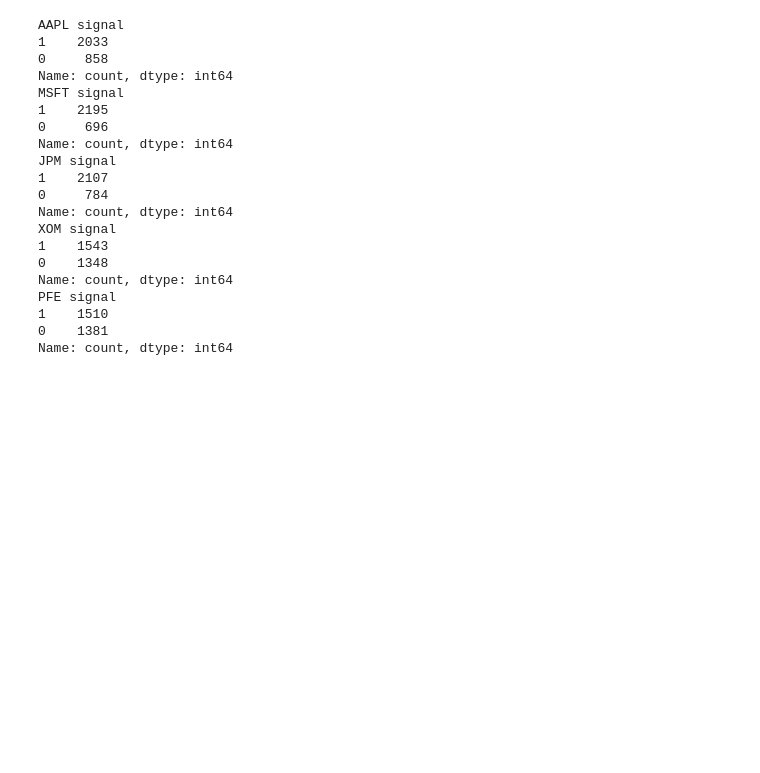
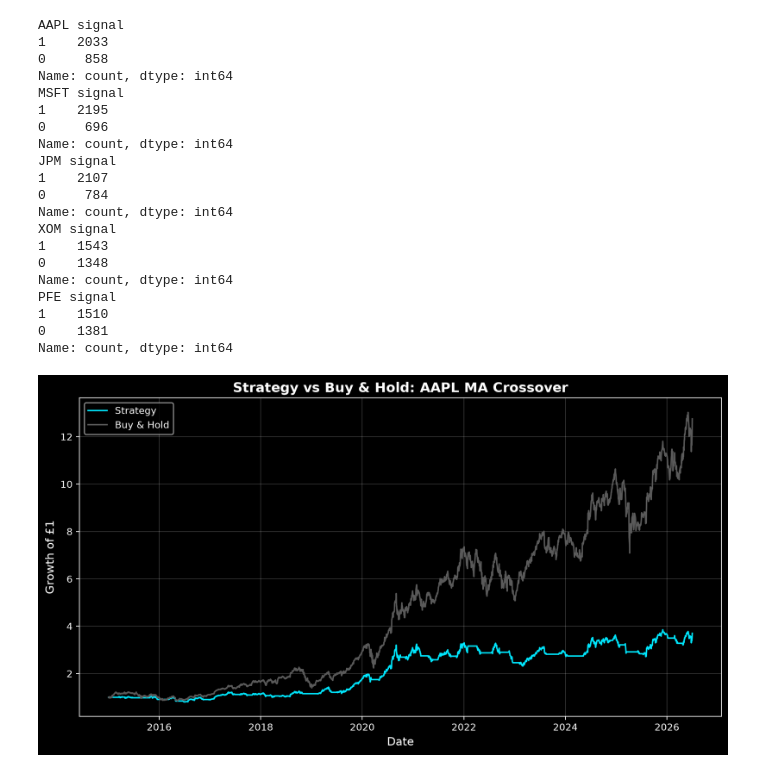
Before and after one commit to nichols-leo/quant-backtester, a Jupyter notebook: notebooks/exploration.ipynb, the cells around one changed output. Drawn from its saved outputs; the diff is of its cells as text; code cells hidden in the pictures; blank space fills up the shorter version.

Commit message:
Add backtest engine, performance metrics, significance testing, and multi-ticker parameter sensitivity heatmaps

```diff
--- a/notebooks/exploration.ipynb
+++ b/notebooks/exploration.ipynb
@@ -328,0 +341,17 @@ Name: count, dtype: int64
+# %%
+returns, equity_curve = backtest(data["AAPL"], ma_crossover_signal(data["AAPL"]))
+buy_and_hold = (1 + data["AAPL"]['Close'].pct_change().fillna(0)).cumprod()
+# %%
+plt.figure(figsize = (12, 6), dpi = 200)
+plt.plot(equity_curve, label = 'Strategy', color = '#00E5FF')
+plt.plot(buy_and_hold, label = 'Buy & Hold', color = '#5A5A5A')
+
+plt.title('Strategy vs Buy & Hold: AAPL MA Crossover', fontsize = 14, fontweight = 'bold')
+plt.grid(alpha = 0.2)
+plt.xlabel('Date', fontsize = 12)
+plt.ylabel('Growth of £1', fontsize = 12)
+plt.legend()
+
+plt.show()
+# %% [output]
+[figure, added]
```
Also changed, not shown: parts of 15 cells of this notebook, 2 other files.
